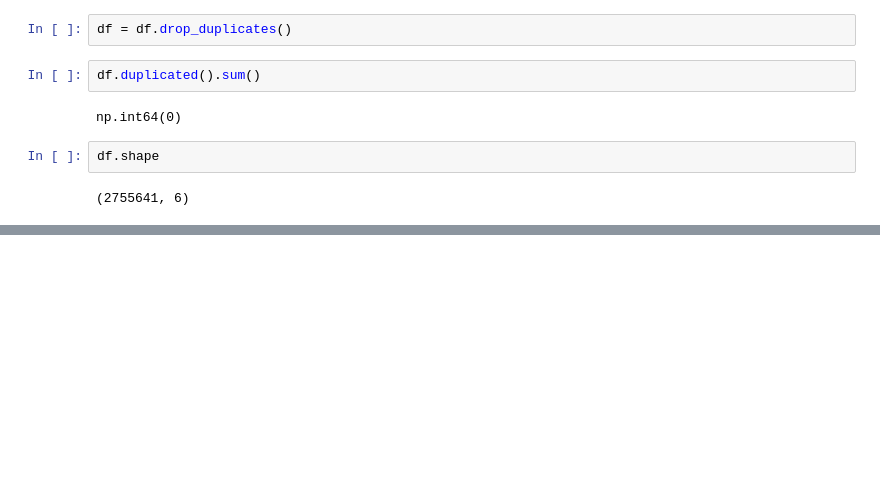
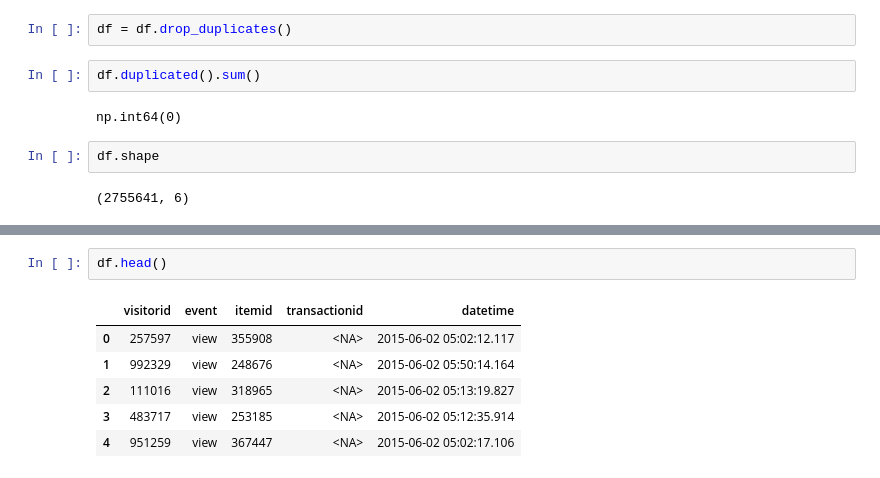
Before and after one commit to mrsli123/retailrocket-ecommerce-analysis, a Jupyter notebook: notebooks/01_data_cleaning.ipynb, the cells around one changed output, grey strips where cells are left out. Drawn from its saved outputs; the diff is of its cells as text; blank space fills up the shorter version.

```diff
--- a/notebooks/01_data_cleaning.ipynb
+++ b/notebooks/01_data_cleaning.ipynb
@@ -222,0 +209,9 @@ df.shape
+# %%
+df.head()
+# %% [output]
+|  | visitorid | event | itemid | transactionid | datetime |
+| 0 | 257597 | view | 355908 | <NA> | 2015-06-02 05:02:12.117 |
+| 1 | 992329 | view | 248676 | <NA> | 2015-06-02 05:50:14.164 |
+| 2 | 111016 | view | 318965 | <NA> | 2015-06-02 05:13:19.827 |
+| 3 | 483717 | view | 253185 | <NA> | 2015-06-02 05:12:35.914 |
+| 4 | 951259 | view | 367447 | <NA> | 2015-06-02 05:02:17.106 |
```
Also changed, not shown: parts of 84 cells of this notebook.
